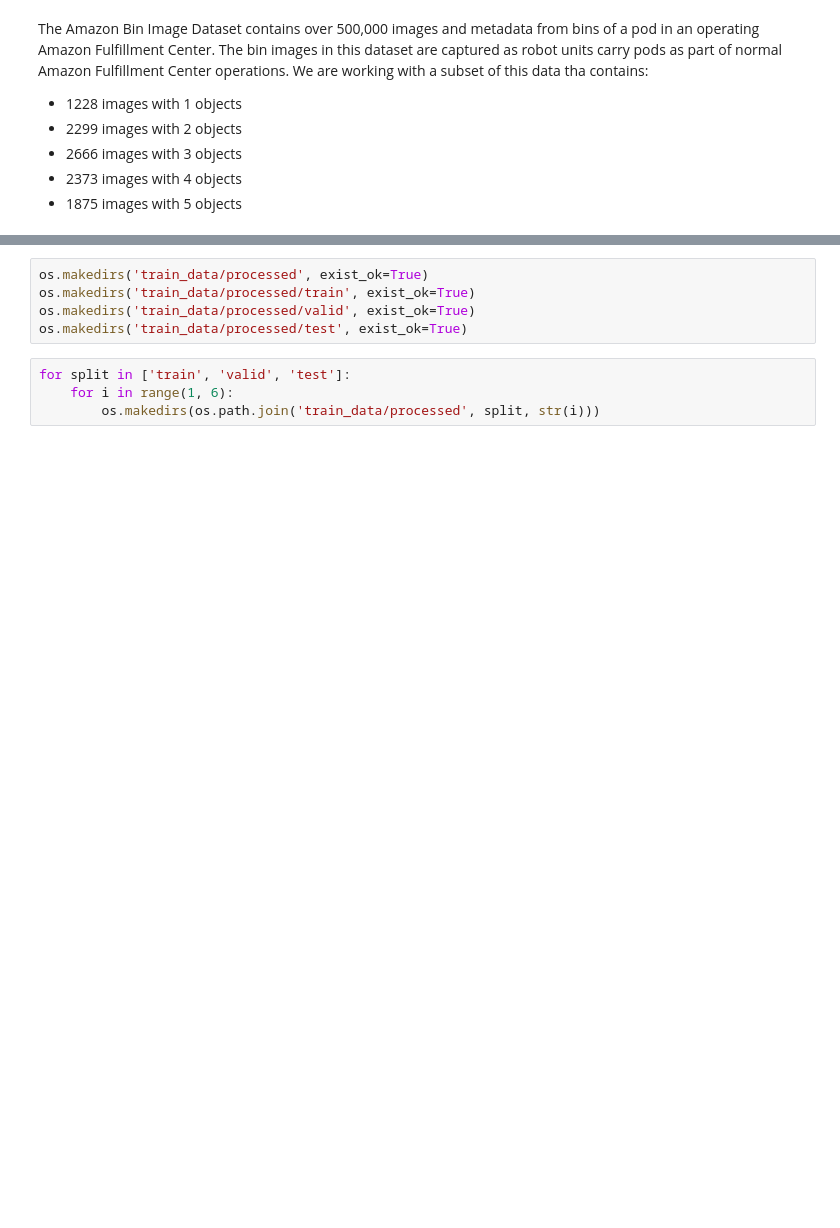
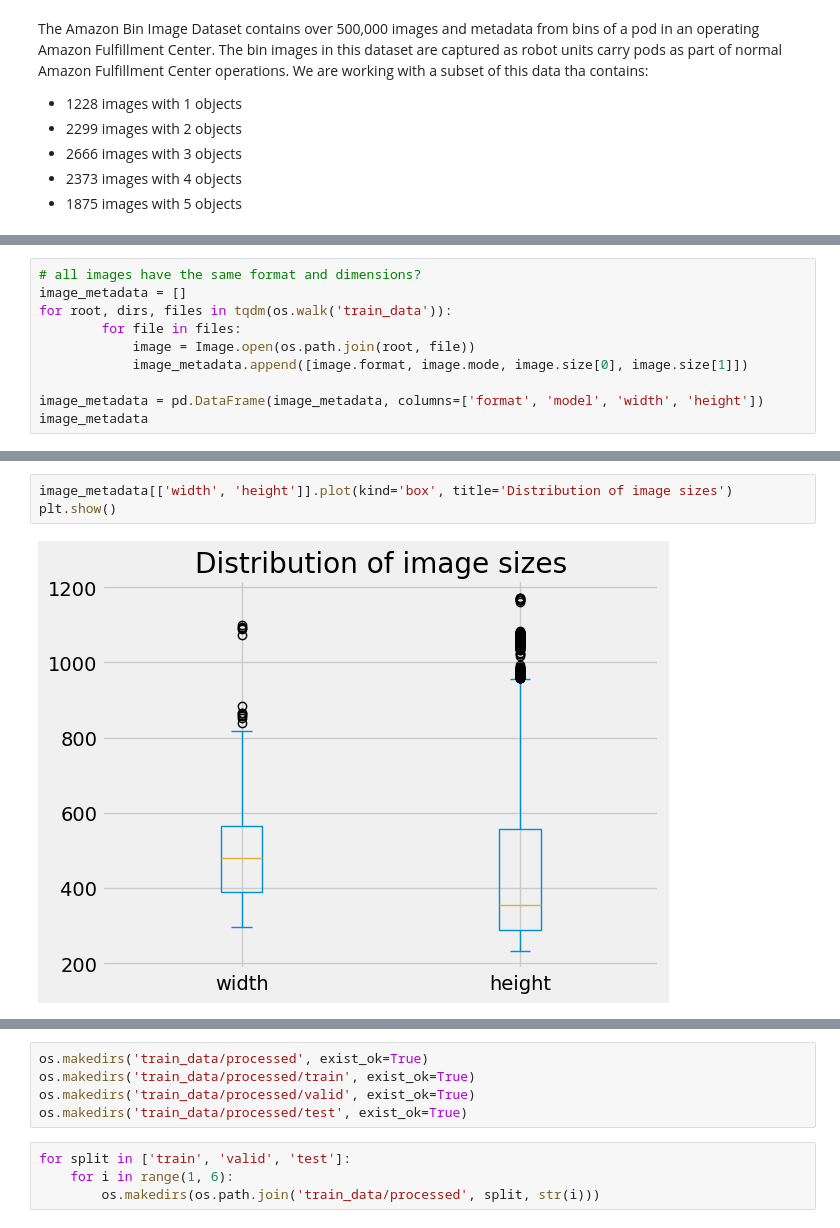
Before and after one commit to hualcosa/AWS-Machine-Learning-Engineer-NanoDegree-Capstome, a Jupyter notebook: sagemaker.ipynb, the cells around one changed output, grey strips where cells are left out. Saved outputs shown, nothing was run; the diff lists cells and outputs as text; blank space fills up the shorter version.

```diff
--- a/sagemaker.ipynb
+++ b/sagemaker.ipynb
@@ -70,0 +87,10 @@ We are working with a subset of this data tha contains:
+# %%
+# all images have the same format and dimensions?
+image_metadata = []
+for root, dirs, files in tqdm(os.walk('train_data')):
+        for file in files:
+            image = Image.open(os.path.join(root, file))
+            image_metadata.append([image.format, image.mode, image.size[0], image.size[1]])
+
+image_metadata = pd.DataFrame(image_metadata, columns=['format', 'model', 'width', 'height'])
+image_metadata
@@ -71 +138,6 @@ We are working with a subset of this data tha contains:
+# %%
+image_metadata[['width', 'height']].plot(kind='box', title='Distribution of image sizes')
+plt.show()
+# %% [output]
+[figure, added]
 # %%
```
Also changed, not shown: parts of 10 cells of this notebook, 1 other file.
